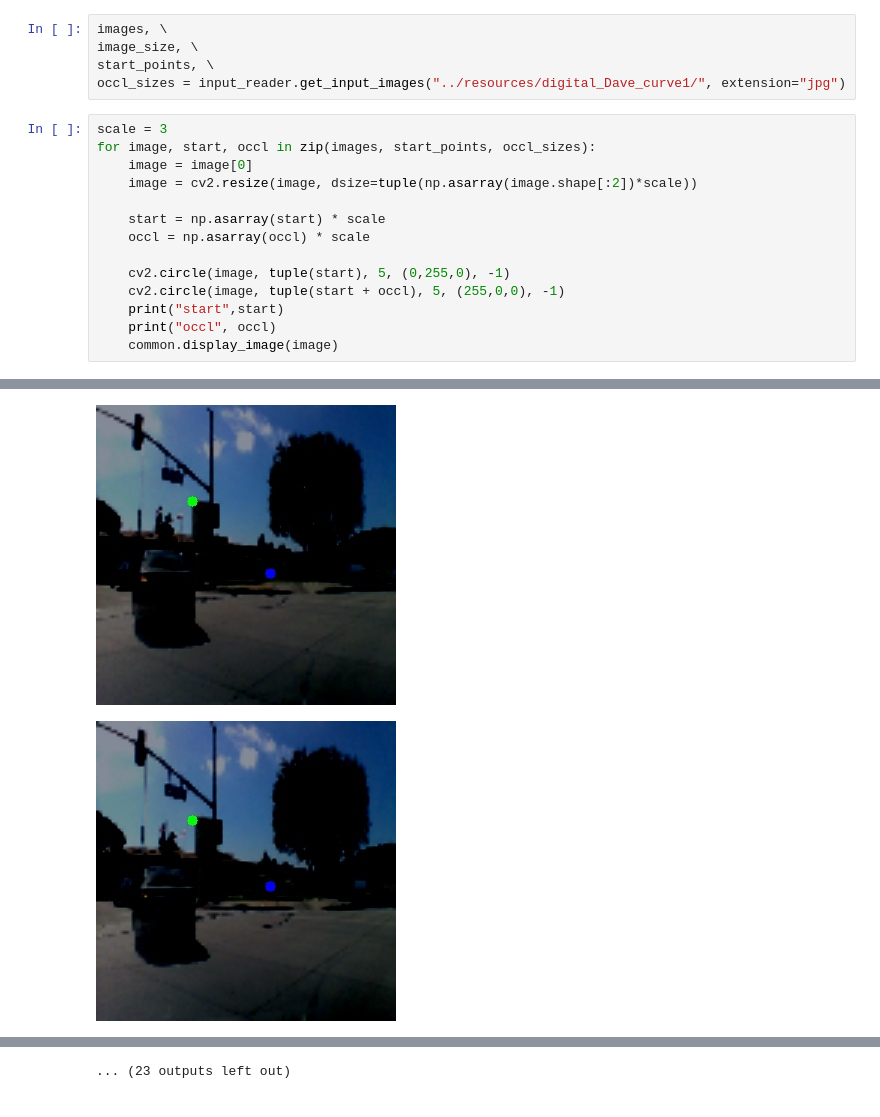
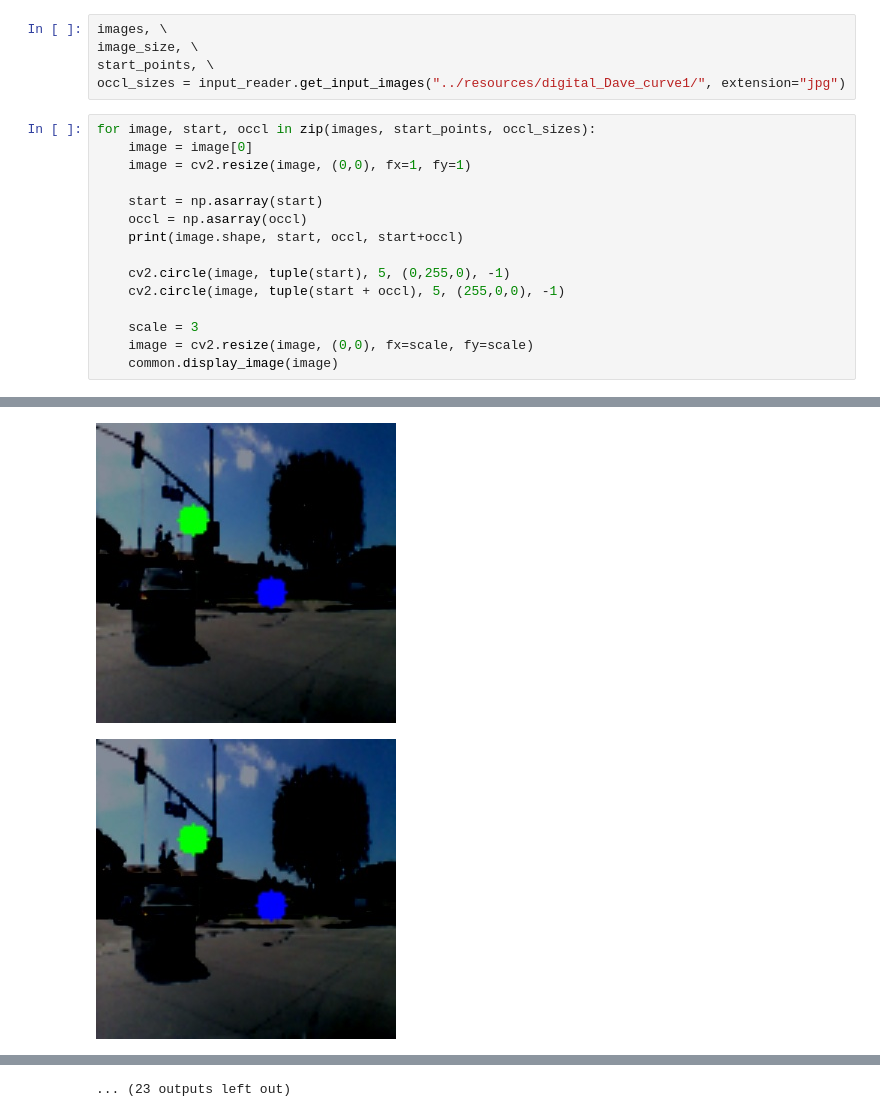
Before and after one commit to TeamDman/DeepBillboard, a Jupyter notebook: src/training_workbook.ipynb, the cells around one changed output, grey strips where cells are left out. Saved outputs shown, nothing was run; the diff lists cells and outputs as text.

```diff
--- a/src/training_workbook.ipynb
+++ b/src/training_workbook.ipynb
@@ -9,17 +9,18 @@ image_size, \
 start_points, \
 occl_sizes = input_reader.get_input_images("../resources/digital_Dave_curve1/", extension="jpg")
 # %%
-scale = 3
 for image, start, occl in zip(images, start_points, occl_sizes):
     image = image[0]
-    image = cv2.resize(image, dsize=tuple(np.asarray(image.shape[:2])*scale))
+    image = cv2.resize(image, (0,0), fx=1, fy=1)
 
-    start = np.asarray(start) * scale
-    occl = np.asarray(occl) * scale
+    start = np.asarray(start)
+    occl = np.asarray(occl)
+    print(image.shape, start, occl, start+occl)
 
     cv2.circle(image, tuple(start), 5, (0,255,0), -1)
     cv2.circle(image, tuple(start + occl), 5, (255,0,0), -1)
-    print("start",start)
-    print("occl", occl)
+
+    scale = 3
+    image = cv2.resize(image, (0,0), fx=scale, fy=scale)
     common.display_image(image)
 # %% [output]
@@ -46,2 +47,2 @@ occl [120 120]
-[figure, old version]
+[figure, new version]
-[figure, old version]
+[figure, new version]
```
Also changed, not shown: parts of 1 cell of this notebook, 6 other files.
